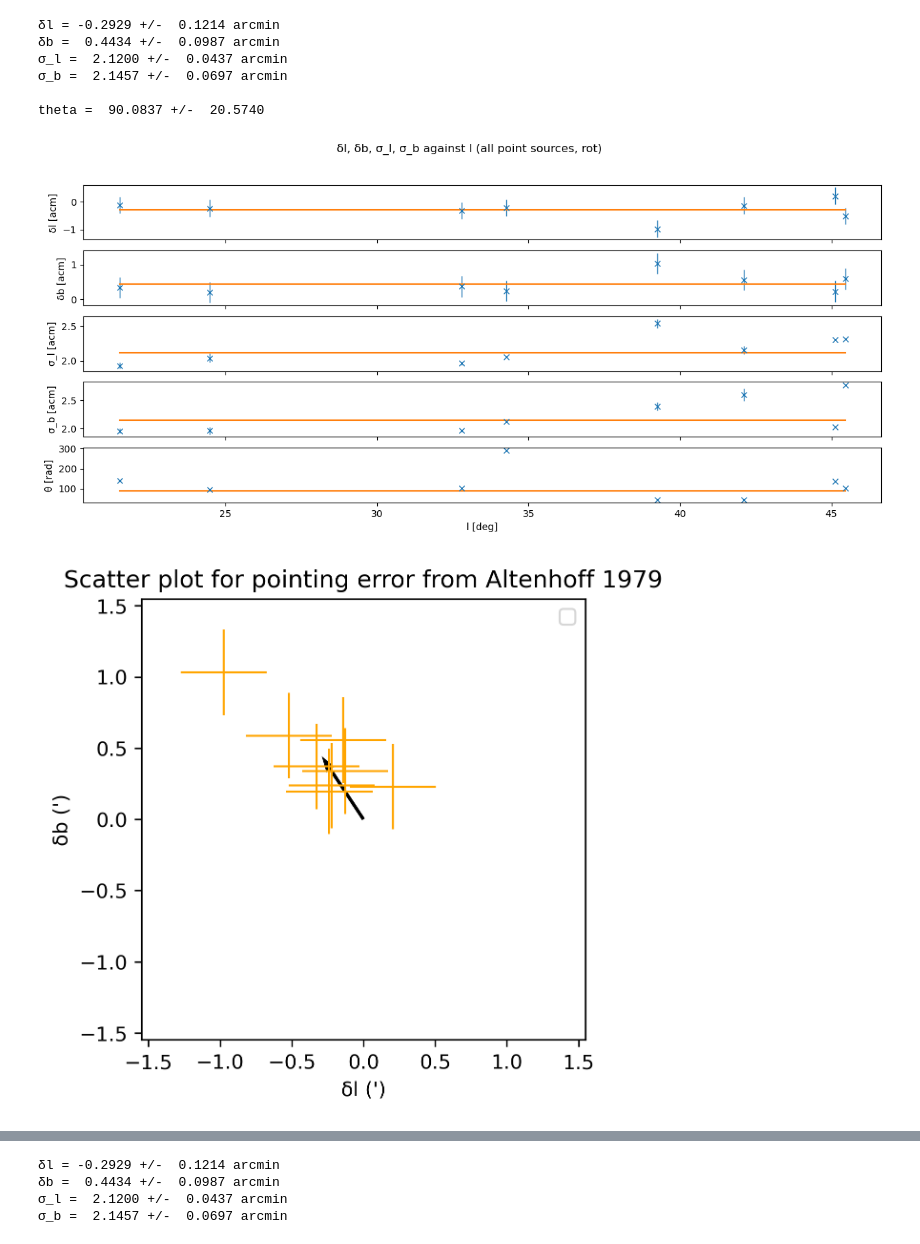
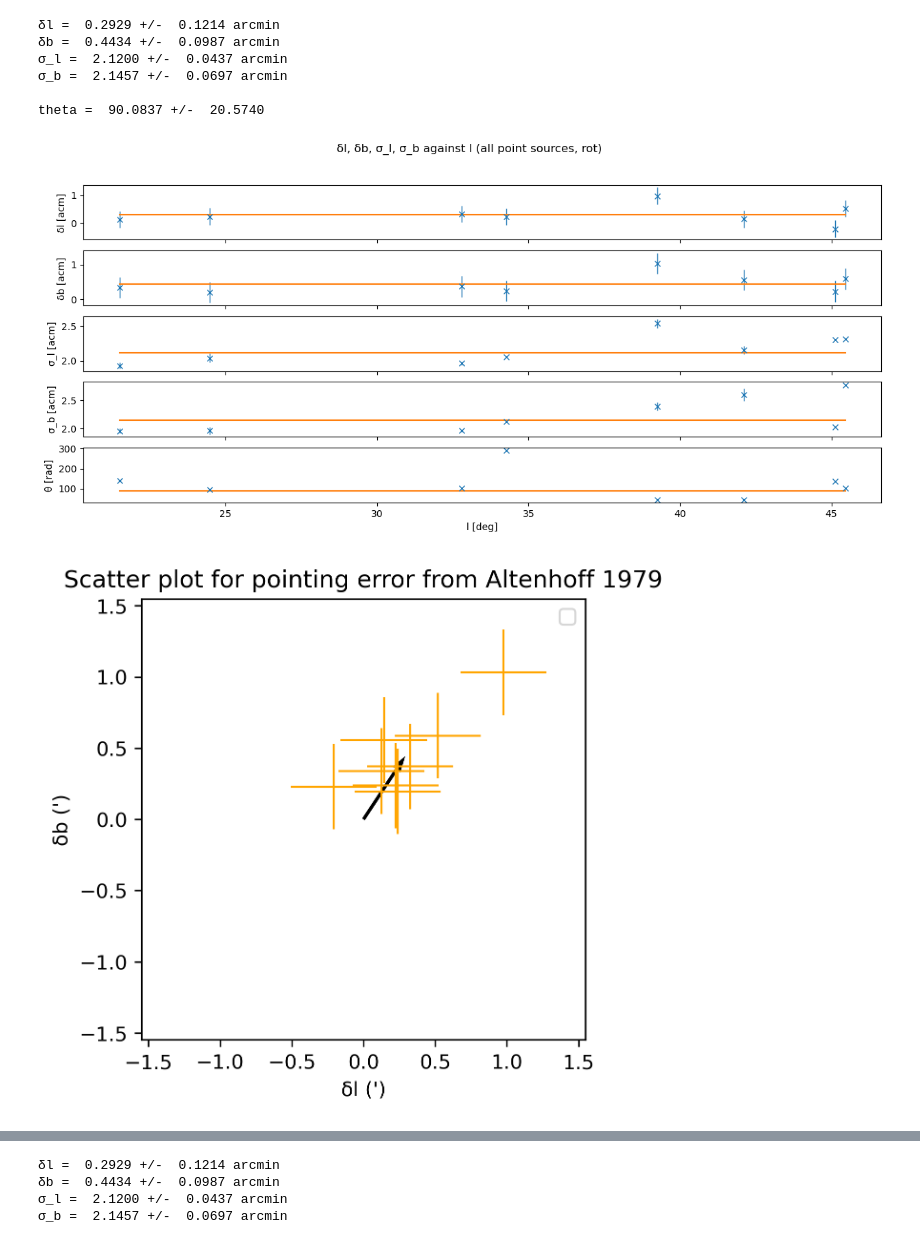
Before and after one commit to gahoerning/comap_mphys_2526, a Jupyter notebook: jg_notebooks/tracking_error_plotting.ipynb, the cells around one changed output, grey strips where cells are left out. Drawn from its saved outputs; the diff is of its cells as text; code cells hidden in the pictures.

```diff
--- a/jg_notebooks/tracking_error_plotting.ipynb
+++ b/jg_notebooks/tracking_error_plotting.ipynb
@@ -320,6 +320,8 @@ for i, reg in enumerate(reg_names):
         bsigma_uncs.append(float(ps_fitdata[i,8]))
         thetas.append(float(ps_fitdata[i,9]))
         theta_uncs.append(float(ps_fitdata[i,10]))
+
+l_terrors = -np.array(l_terrors)
 
 lterrors_fit = curve_fit(simple_flat, reg_truels, l_terrors,
                          p0 = np.mean(l_terrors),
@@ -529,6 +531,8 @@ for i, reg in enumerate(reg_names):
         thetas.append(float(ps_fitdata[i,9]))
         theta_uncs.append(float(ps_fitdata[i,10]))
 
+l_terrors = -np.array(l_terrors)
+
 if rot_incl:
     fig, axs = plt.subplots(nrows=5, ncols=1, figsize=(15,6), sharex= True)
 else:
@@ -605,33 +609,33 @@ plt.show()
 print(f"""
 δl = {lterrors_numres[0]: .4f} +/- {lterrors_numuncs[0]: .4f} arcmin
 δb = {bterrors_numres[0]: .4f} +/- {bterrors_numuncs[0]: .4f} arcmin
 σ_l = {lsigmas_numres[0]: .4f} +/- {lsigmas_numuncs[0]: .4f} arcmin
 σ_b = {bsigmas_numres[0]: .4f} +/- {bsigmas_numuncs[0]: .4f} arcmin
 """)
 
 fig, ax = plt.subplots(1,1, figsize=(4,4), dpi=300)
 
 x = np.zeros_like(l_terrors)
 y = np.zeros_like(b_terrors)
 ax.errorbar(l_terrors, b_terrors,
             lterror_uncs, bterror_uncs, linewidth=0,
             elinewidth=1, ecolor='orange'
             )
 ax.quiver(0, 0, lterrors_numres[0], bterrors_numres[0], scale=1,
           scale_units="xy")
 ax.set_xlim((-1.5*max(b_terrors), 1.5*max(b_terrors)))
 ax.set_ylim((-1.5*max(b_terrors), 1.5*max(b_terrors)))
 ax.set_title(f"Scatter plot for pointing error from {catalogue_titlename}")
 # ax.set_title(f"Scatter plot for pointing error from Altenhoff 1979 and Lockman 1989")
 ax.set_xlabel("δl (')")
 ax.set_ylabel("δb (')")
 ax.legend()
 # %% [output]
-δl = -0.2929 +/-  0.1214 arcmin
+δl =  0.2929 +/-  0.1214 arcmin
 δb =  0.4434 +/-  0.0987 arcmin
 σ_l =  2.1200 +/-  0.0437 arcmin
 σ_b =  2.1457 +/-  0.0697 arcmin
 
 theta =  90.0837 +/-  20.5740
-[figure, old version]
+[figure, new version]
-[figure, old version]
+[figure, new version]
@@ -639,4 +643,4 @@ theta =  90.0837 +/-  20.5740
-δl = -0.2929 +/-  0.1214 arcmin
+δl =  0.2929 +/-  0.1214 arcmin
 δb =  0.4434 +/-  0.0987 arcmin
 σ_l =  2.1200 +/-  0.0437 arcmin
 σ_b =  2.1457 +/-  0.0697 arcmin
```
Also changed, not shown: parts of 1 cell of this notebook.
